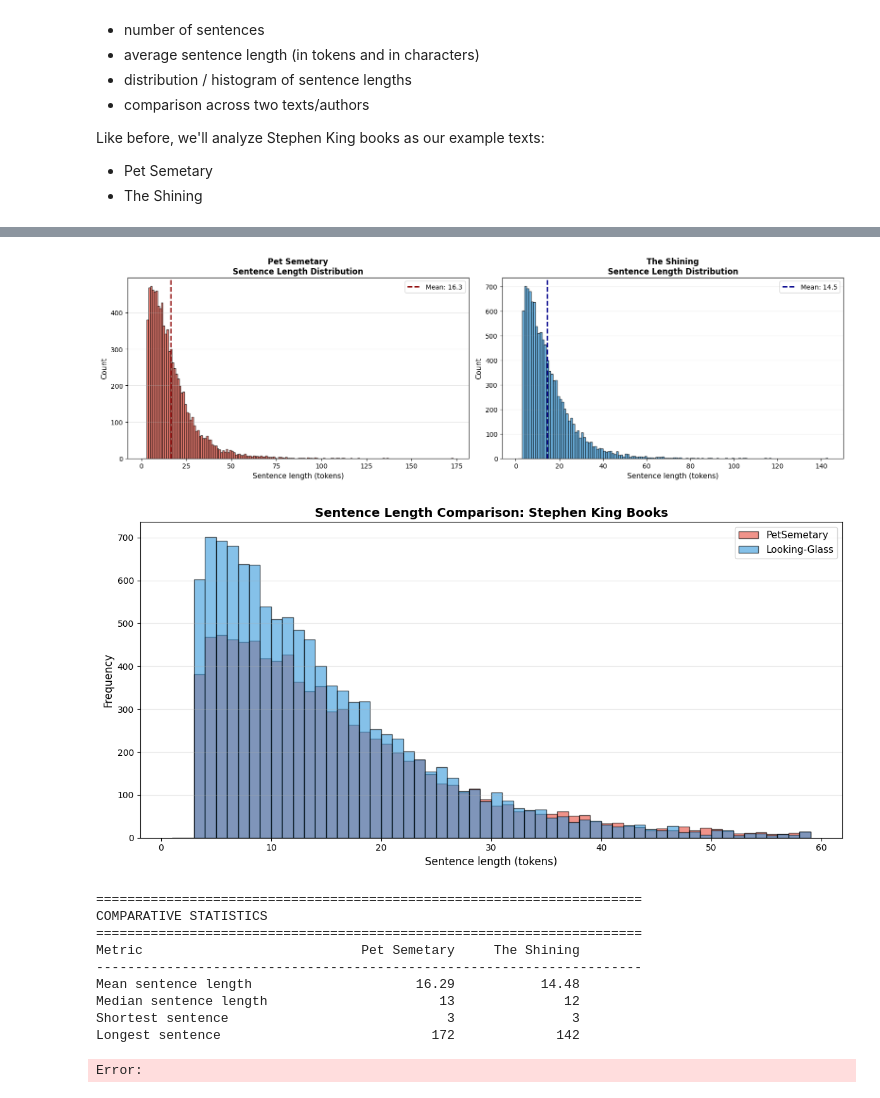
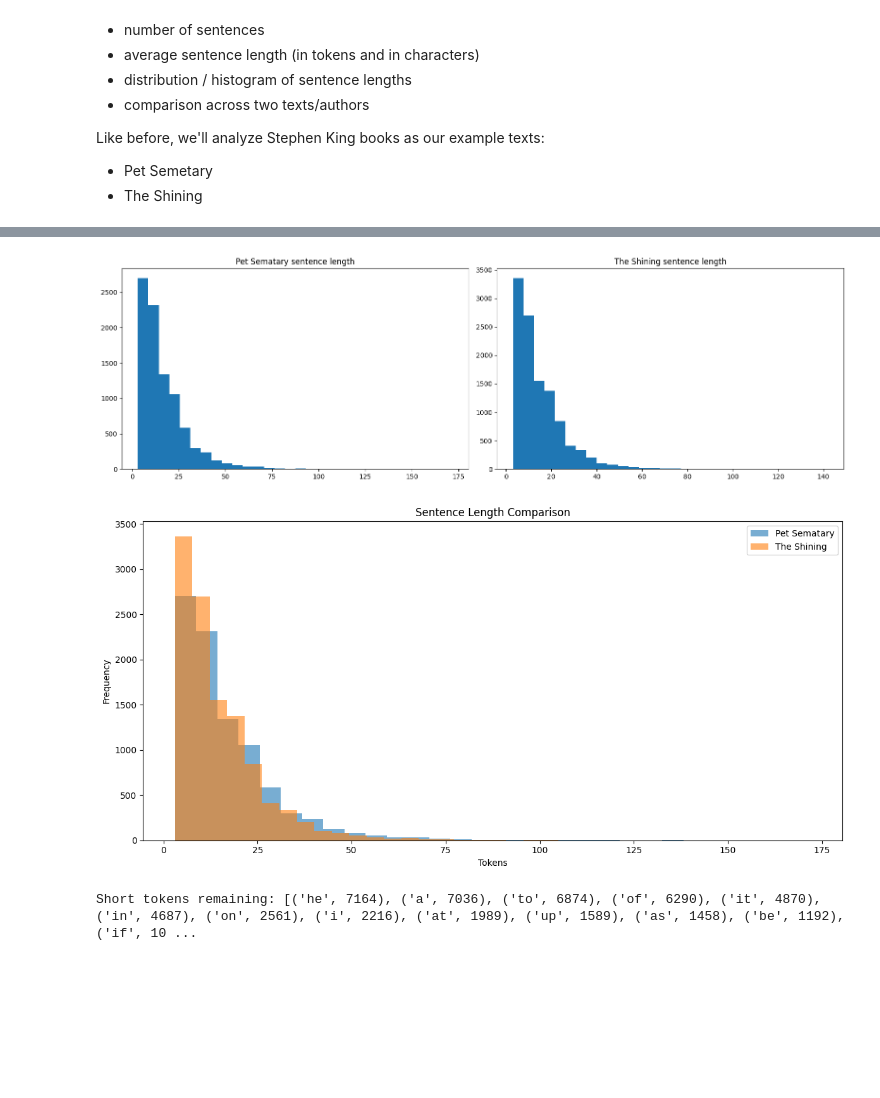
Before and after one commit to Blitz-yeet/applied-NLP-week3, a Jupyter notebook: notebooks/1_AppliedNLP_Session3_Sentence_Length.ipynb, the cells around one changed output, grey strips where cells are left out. Cells and saved outputs as stored; diff of their text form; code cells hidden in the pictures; blank space fills up the shorter version.

```diff
--- a/notebooks/1_AppliedNLP_Session3_Sentence_Length.ipynb
+++ b/notebooks/1_AppliedNLP_Session3_Sentence_Length.ipynb
@@ -95,65 +104,23 @@ Max sentence length (tokens): 142
 # %%
-# Visualize sentence length distributions for both books
+# Two-book sentence length histograms
 fig, axes = plt.subplots(1, 2, figsize=(16, 5))
+axes[0].hist(pet_len_tok, bins=30); axes[0].set_title("Pet Sematary sentence length")
+axes[1].hist(sh_len_tok, bins=30); axes[1].set_title("The Shining sentence length")
+plt.tight_layout(); plt.show()
 
-# PetSemetary
-ax1 = axes[0]
-ax1.hist(PetSemetary_tokens, bins=range(1, max(PetSemetary_tokens)+2), alpha=0.7, color='#e74c3c', edgecolor='black')
-ax1.set_xlabel('Sentence length (tokens)', fontsize=11)
-ax1.set_ylabel('Count', fontsize=11)
-ax1.set_title("Pet Semetary\nSentence Length Distribution", fontsize=12, fontweight='bold')
-ax1.axvline(sum(PetSemetary_tokens)/len(PetSemetary_tokens), color='darkred', linestyle='--', linewidth=2, label=f'Mean: {sum(PetSemetary_tokens)/len(PetSemetary_tokens):.1f}')
-ax1.legend()
-ax1.grid(True, alpha=0.3, axis='y')
+# Overlay comparison
+fig, ax = plt.subplots(figsize=(12,6))
+ax.hist(pet_len_tok, bins=30, alpha=0.6, label="Pet Sematary")
+ax.hist(sh_len_tok, bins=30, alpha=0.6, label="The Shining")
+ax.set_title("Sentence Length Comparison")
+ax.set_xlabel("Tokens"); ax.set_ylabel("Frequency")
+ax.legend()
+plt.tight_layout(); plt.show()
+# Sanity check: show short tokens left (should be few and meaningful)
 
-# Looking-Glass
-ax2 = axes[1]
-ax2.hist(TheShining_tokens, bins=range(1, max(TheShining_tokens)+2), alpha=0.7, color='#3498db', edgecolor='black')
-ax2.set_xlabel('Sentence length (tokens)', fontsize=11)
-ax2.set_ylabel('Count', fontsize=11)
-ax2.set_title('The Shining\nSentence Length Distribution', fontsize=12, fontweight='bold')
-ax2.axvline(sum(TheShining_tokens)/len(TheShining_tokens), color='darkblue', linestyle='--', linewidth=2, label=f'Mean: {sum(TheShining_tokens)/len(TheShining_tokens):.1f}')
-ax2.legend()
-ax2.grid(True, alpha=0.3, axis='y')
-
-plt.tight_layout()
-plt.show()
+full_short_counts = Counter(t for t in pet_tokens + sh_tokens if len(t) <= 2)
+print("Short tokens remaining:", full_short_counts.most_common(20))
 # %% [output]
-[figure, old version]
+[figure, new version]
+[figure, added]
+Short tokens remaining: [('he', 7164), ('a', 7036), ('to', 6874), ('of', 6290), ('it', 4870), ('in', 4687), ('on', 2561), ('i', 2216), ('at', 1989), ('up', 1589), ('as', 1458), ('be', 1192), ('if', 10 ...
-# %%
-# Compare both books side by side
-fig, ax = plt.subplots(figsize=(12, 6))
-
-ax.hist(PetSemetary_tokens, bins=range(1, 60), alpha=0.6, color='#e74c3c', label='PetSemetary', edgecolor='black')
-ax.hist(TheShining_tokens, bins=range(1, 60), alpha=0.6, color='#3498db', label='Looking-Glass', edgecolor='black')
-ax.set_xlabel('Sentence length (tokens)', fontsize=12)
-ax.set_ylabel('Frequency', fontsize=12)
-ax.set_title('Sentence Length Comparison: Stephen King Books', fontsize=14, fontweight='bold')
-ax.legend(fontsize=11)
-ax.grid(True, alpha=0.3, axis='y')
-
-plt.tight_layout()
-plt.show()
-
-# Statistical comparison
-print("\n" + "="*70)
-print("COMPARATIVE STATISTICS")
-print("="*70)
-print(f"{'Metric':<30} {'Pet Semetary':>15} {'The Shining':>15}")
-print("-"*70)
-print(f"{'Mean sentence length':<30} {sum(PetSemetary_tokens)/len(PetSemetary_tokens):>15.2f} {sum(TheShining_tokens)/len(TheShining_tokens):>15.2f}")
-print(f"{'Median sentence length':<30} {sorted(PetSemetary_tokens)[len(PetSemetary_tokens)//2]:>15} {sorted(TheShining_tokens)[len(TheShining_tokens)//2]:>15}")
-print(f"{'Shortest sentence':<30} {min(PetSemetary_tokens):>15} {min(TheShining_tokens):>15}")
-print(f"{'Longest sentence':<30} {max(PetSemetary_tokens):>15} {max(TheShining_tokens):>15}")
-# %% [output]
-[figure, removed]
-======================================================================
-COMPARATIVE STATISTICS
-======================================================================
-Metric                            Pet Semetary     The Shining
-----------------------------------------------------------------------
-Mean sentence length                     16.29           14.48
-Median sentence length                      13              12
-Shortest sentence                            3               3
-Longest sentence                           172             142
-Error:
```
Also changed, not shown: parts of 3 cells of this notebook, 5 other files.
